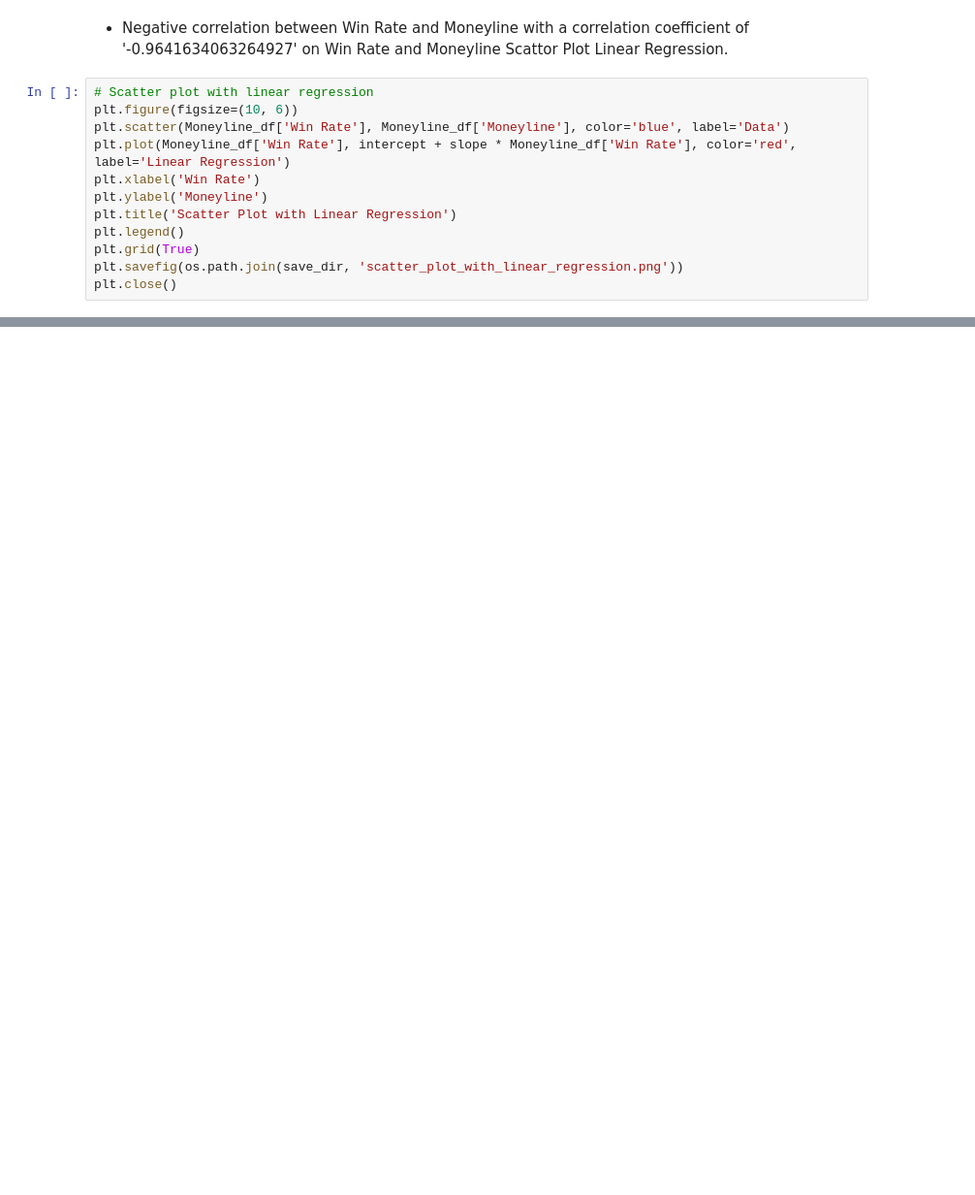
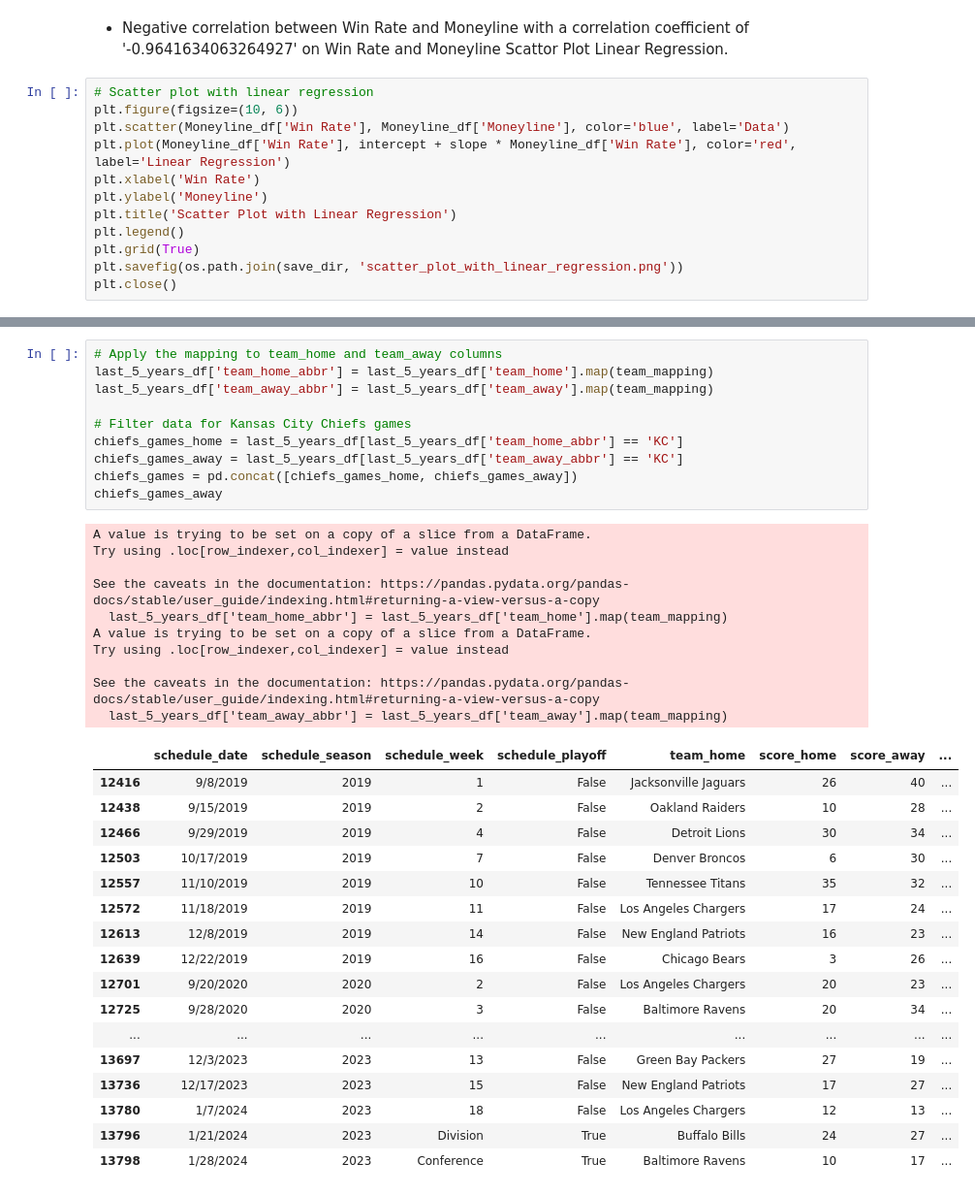
Before and after one commit to tarsian/Group_1-Project_1, a Jupyter notebook: NFL Betting/NFL_betting(Kwangho).ipynb, the cells around one changed output, grey strips where cells are left out. Shown at 97% size. Drawn from its saved outputs; the diff is of its cells as text; blank space fills up the shorter version.

```diff
--- a/NFL Betting/NFL_betting(Kwangho).ipynb
+++ b/NFL Betting/NFL_betting(Kwangho).ipynb
@@ -359,0 +398,38 @@ plt.close()
+# %%
+# Apply the mapping to team_home and team_away columns
+last_5_years_df['team_home_abbr'] = last_5_years_df['team_home'].map(team_mapping)
+last_5_years_df['team_away_abbr'] = last_5_years_df['team_away'].map(team_mapping)
+
+# Filter data for Kansas City Chiefs games
+chiefs_games_home = last_5_years_df[last_5_years_df['team_home_abbr'] == 'KC']
+chiefs_games_away = last_5_years_df[last_5_years_df['team_away_abbr'] == 'KC']
+chiefs_games = pd.concat([chiefs_games_home, chiefs_games_away])
+chiefs_games_away
+# %% [output]
+A value is trying to be set on a copy of a slice from a DataFrame.
+Try using .loc[row_indexer,col_indexer] = value instead
+
+See the caveats in the documentation: https://pandas.pydata.org/pandas-docs/stable/user_guide/indexing.html#returning-a-view-versus-a-copy
+  last_5_years_df['team_home_abbr'] = last_5_years_df['team_home'].map(team_mapping)
+A value is trying to be set on a copy of a slice from a DataFrame.
+Try using .loc[row_indexer,col_indexer] = value instead
+
+See the caveats in the documentation: https://pandas.pydata.org/pandas-docs/stable/user_guide/indexing.html#returning-a-view-versus-a-copy
+  last_5_years_df['team_away_abbr'] = last_5_years_df['team_away'].map(team_mapping)
+|  | schedule_date | schedule_season | schedule_week | schedule_playoff | team_home | score_home | score_away | ... |
+| 12416 | 9/8/2019 | 2019 | 1 | False | Jacksonville Jaguars | 26 | 40 | ... |
+| 12438 | 9/15/2019 | 2019 | 2 | False | Oakland Raiders | 10 | 28 | ... |
+| 12466 | 9/29/2019 | 2019 | 4 | False | Detroit Lions | 30 | 34 | ... |
+| 12503 | 10/17/2019 | 2019 | 7 | False | Denver Broncos | 6 | 30 | ... |
+| 12557 | 11/10/2019 | 2019 | 10 | False | Tennessee Titans | 35 | 32 | ... |
+| 12572 | 11/18/2019 | 2019 | 11 | False | Los Angeles Chargers | 17 | 24 | ... |
+| 12613 | 12/8/2019 | 2019 | 14 | False | New England Patriots | 16 | 23 | ... |
+| 12639 | 12/22/2019 | 2019 | 16 | False | Chicago Bears | 3 | 26 | ... |
+| 12701 | 9/20/2020 | 2020 | 2 | False | Los Angeles Chargers | 20 | 23 | ... |
+| 12725 | 9/28/2020 | 2020 | 3 | False | Baltimore Ravens | 20 | 34 | ... |
+| ... | ... | ... | ... | ... | ... | ... | ... | ... |
+| 13697 | 12/3/2023 | 2023 | 13 | False | Green Bay Packers | 27 | 19 | ... |
+| 13736 | 12/17/2023 | 2023 | 15 | False | New England Patriots | 17 | 27 | ... |
+| 13780 | 1/7/2024 | 2023 | 18 | False | Los Angeles Chargers | 12 | 13 | ... |
+| 13796 | 1/21/2024 | 2023 | Division | True | Buffalo Bills | 24 | 27 | ... |
+| 13798 | 1/28/2024 | 2023 | Conference | True | Baltimore Ravens | 10 | 17 | ... |
```
Also changed, not shown: parts of 5 cells of this notebook.
